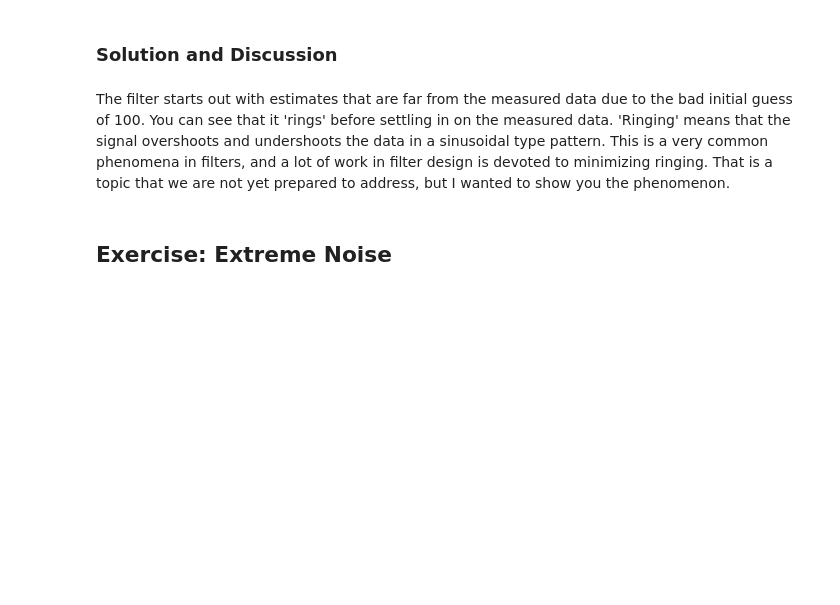
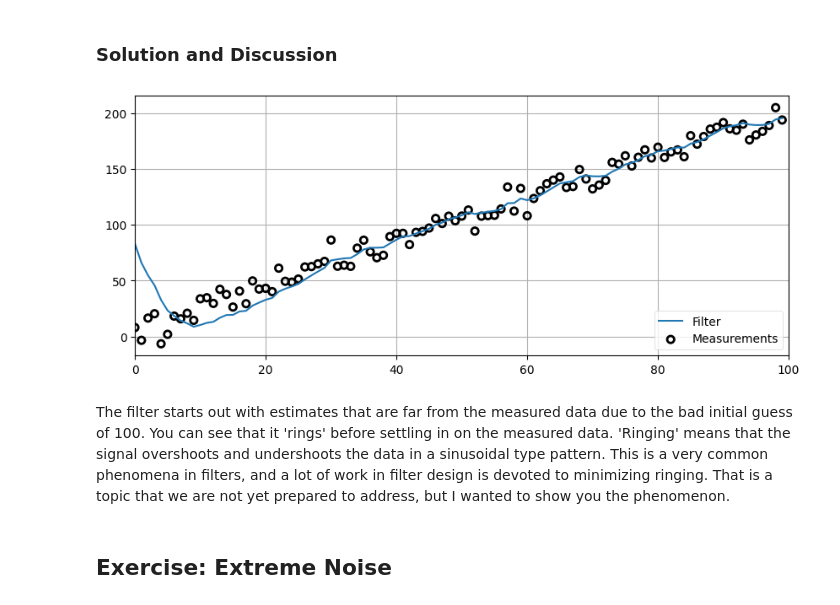
Before and after one commit to goldenhelper/Kalman-filter, a Jupyter notebook: 01-g-h-filter.ipynb, the cells around one changed output. Cells and saved outputs as stored; diff of their text form; code cells hidden in the pictures; blank space fills up the shorter version.

```diff
--- a/01-g-h-filter.ipynb
+++ b/01-g-h-filter.ipynb
@@ -463,9 +577,11 @@ Now write code that uses `gen_data` and `g_h_filter` to filter 100 data points t
 # %% [markdown]
 ### Solution and Discussion
 # %%
-zs = gen_data(x0=5., dx=2., count=100, noise_factor=10)
+zs = gen_data(x0=5., dx=2., count=100, noise_factor=10, reproducible=True)
 data = g_h_filter(data=zs, x0=100., dx=2., dt=1., g=0.2, h=0.02)
 plot_g_h_results(measurements=zs, filtered_data=data)
+# %% [output]
+[figure, added]
 # %% [markdown]
 The filter starts out with estimates that are far from the measured data due to the bad initial guess of 100. You can see that it 'rings' before settling in on the measured data. 'Ringing' means that the signal overshoots and undershoots the data in a sinusoidal type pattern. This is a very common phenomena in filters, and a lot of work in filter design is devoted to minimizing ringing. That is a topic that we are not yet prepared to address, but I wanted to show you the phenomenon.
 # %% [markdown]
```
Also changed, not shown: parts of 52 cells of this notebook.
